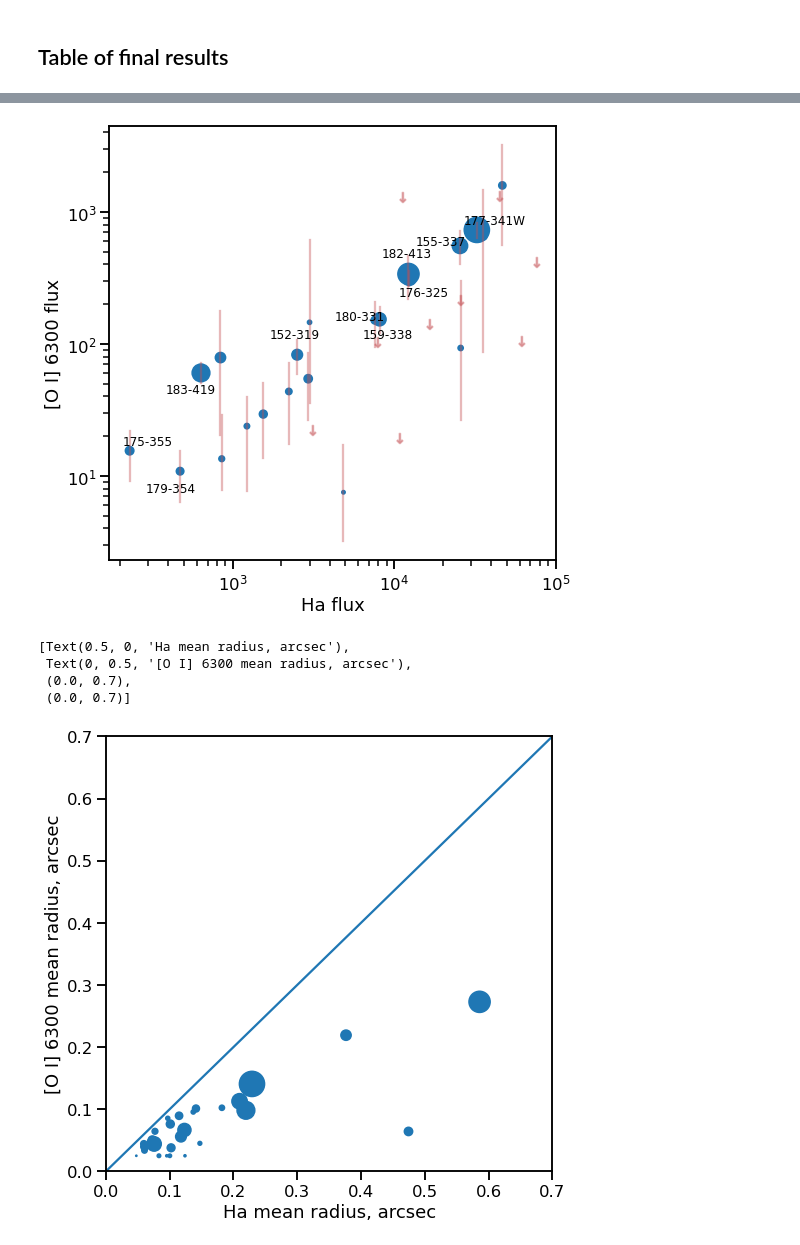
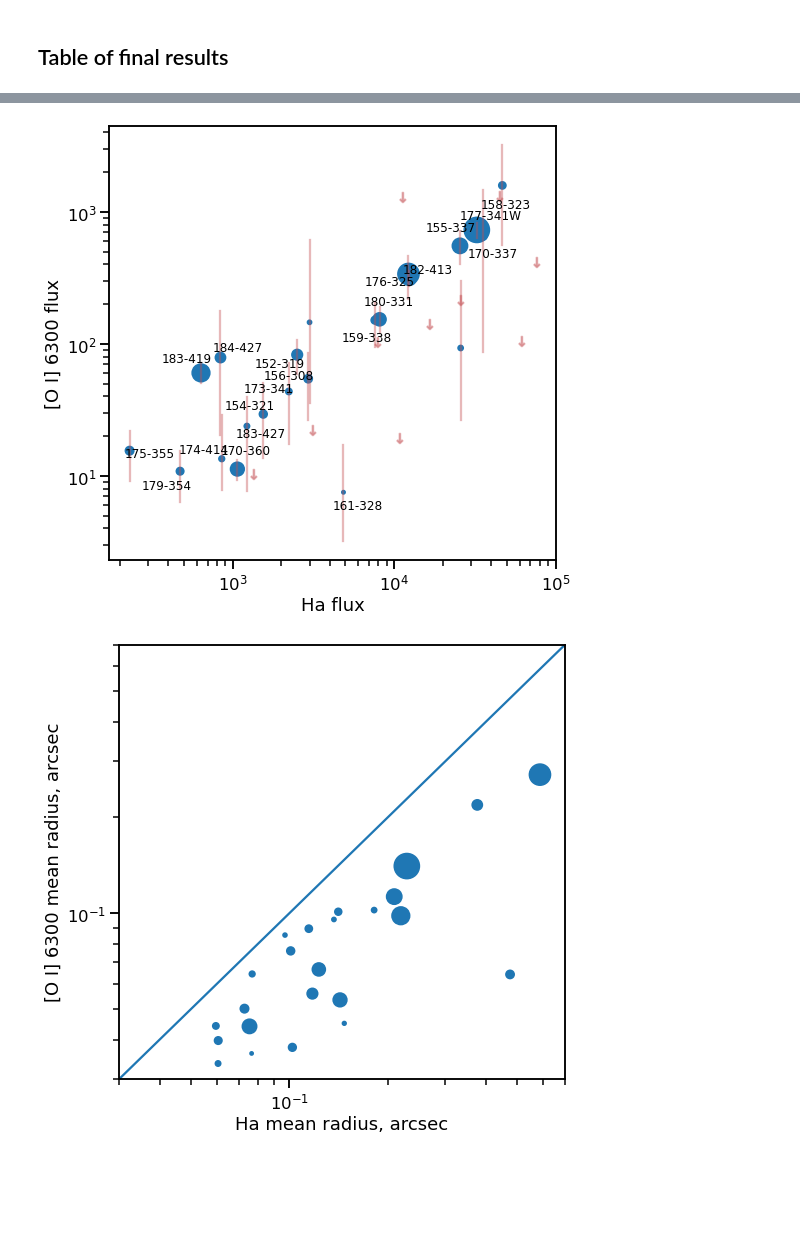
Before and after one commit to will-henney/neutral-proplyds, a Jupyter notebook: notebooks/02-all-proplyds-PC.ipynb, the cells around one changed output, grey strips where cells are left out. Drawn from its saved outputs; the diff is of its cells as text; code cells hidden in the pictures; blank space fills up the shorter version.

```diff
--- a/notebooks/02-all-proplyds-PC.ipynb
+++ b/notebooks/02-all-proplyds-PC.ipynb
@@ -569,6 +569,7 @@ Make lists of sources that  are particularly weak or particularly strong, since
 weak_sources = [
     "156-308 NEW", "174-414", "183-427", "183-419", "182-413",
     "175-355", "152-319", "154-321 NEW", "154-324", "179-354",
+    "182-316", "169-338", "170-360 NEW",
 ]
 bright_sources = ["167-317", "163-317", "158-323", "171-340", "176-325"]
 # %%
@@ -603,7 +604,7 @@ class ProplydResults:
 Make plots of the profiles for each source.
 # %%
 ncols = 5
-nrows = nprops // ncols
+nrows = 1 + nprops // ncols
 
 fig, axes = plt.subplots(nrows, ncols, figsize=(4 * ncols, 2.5 * nrows))
 
@@ -937,7 +930,7 @@ ax.scatter(
     data=results_table,
     s=30 * results_table["s/n"] * results_table["r_oi"] / 0.05,
 )
-th = 0.5
+th = 0.8
 for row in results_table:
     if np.isfinite(row["F_oi"]):
         ax.plot(
@@ -955,7 +948,7 @@ for row in results_table:
             s=100,
             alpha=0.4,
         )
-    if row["s/n"] > 2.0:
+    if row["s/n"] > 0.5:
         ax.annotate(
             row["Name"],
             (row["F_ha"], row["F_oi"]),
@@ -965,7 +958,7 @@ for row in results_table:
             va="center",
             fontsize=12,
         )
-        th += 2.5
+        th += 2.2
 ax.set(
     xlabel="Ha flux",
     ylabel="[O I] 6300 flux",
@@ -974,25 +967,24 @@ ax.set(
 )
 ...;
 # %% [output]
-[figure, old version]
+[figure, new version]
 # %%
 fig, ax = plt.subplots(figsize=(8, 8))
 ax.scatter(
     "r_ha",
     "r_oi",
     data=results_table,
     s=30 * results_table["s/n"] * results_table["r_oi"] / 0.05,
 )
 ax.plot([0, 0.7], [0, 0.7])
 ax.set(
     xlabel="Ha mean radius, arcsec",
     ylabel="[O I] 6300 mean radius, arcsec",
-    xlim=[0, 0.7],
-    ylim=[0, 0.7],
+    xlim=[0.03, 0.7],
+    ylim=[0.03, 0.7],
+    xscale="log",
+    yscale="log",
 )
+...;
 # %% [output]
-[Text(0.5, 0, 'Ha mean radius, arcsec'),
- Text(0, 0.5, '[O I] 6300 mean radius, arcsec'),
- (0.0, 0.7),
- (0.0, 0.7)]
-[figure, old version]
+[figure, new version]
```
Also changed, not shown: parts of 9 cells of this notebook, 12 other files.
